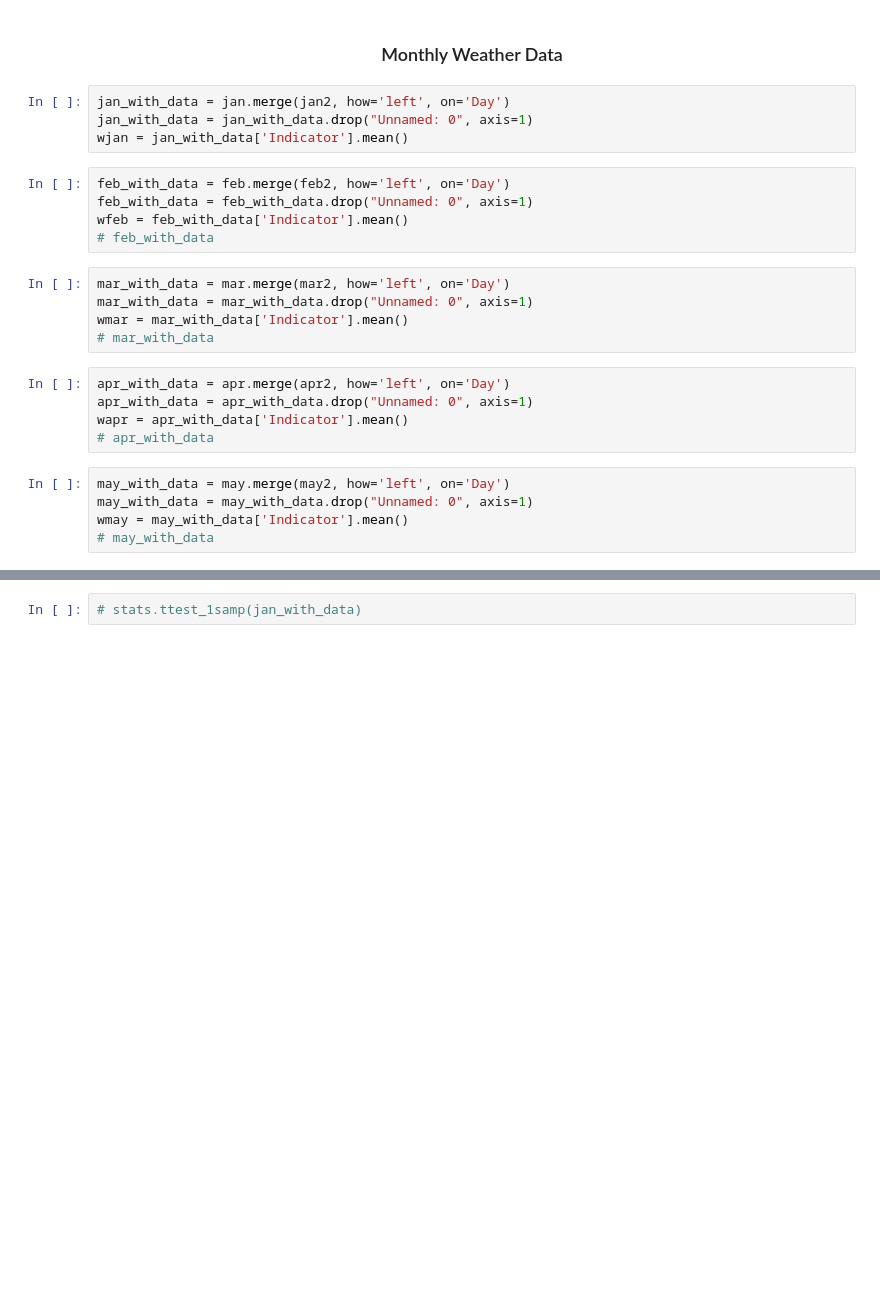
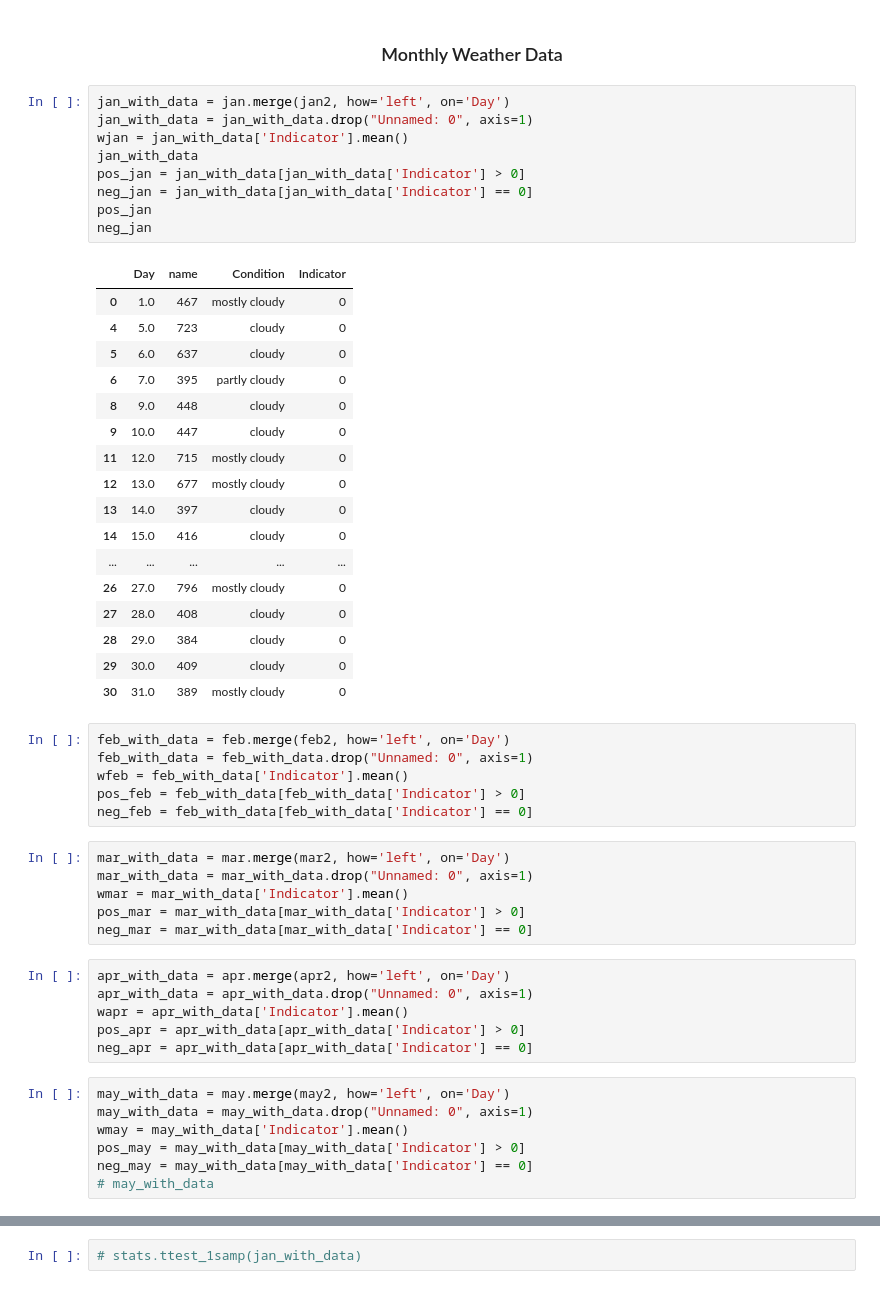
Before and after one commit to egitit/Yelp_Business_Check-ins_and_The-Weather, a Jupyter notebook: yelp_checkin_eda.ipynb, the cells around one changed output, grey strips where cells are left out. Drawn from its saved outputs; the diff is of its cells as text; blank space fills up the shorter version.

Commit message:
broke data down into positive or negative weather

```diff
--- a/yelp_checkin_eda.ipynb
+++ b/yelp_checkin_eda.ipynb
@@ -443,26 +435,54 @@ dec2 = pd.read_csv('/Users/Lisa/capstone_1/data/dec.csv')
 # %%
 jan_with_data = jan.merge(jan2, how='left', on='Day')
 jan_with_data = jan_with_data.drop("Unnamed: 0", axis=1)
 wjan = jan_with_data['Indicator'].mean()
+jan_with_data
+pos_jan = jan_with_data[jan_with_data['Indicator'] > 0]
+neg_jan = jan_with_data[jan_with_data['Indicator'] == 0]
+pos_jan
+neg_jan
+# %% [output]
+|  | Day | name | Condition | Indicator |
+| 0 | 1.0 | 467 | mostly cloudy | 0 |
+| 4 | 5.0 | 723 | cloudy | 0 |
+| 5 | 6.0 | 637 | cloudy | 0 |
+| 6 | 7.0 | 395 | partly cloudy | 0 |
+| 8 | 9.0 | 448 | cloudy | 0 |
+| 9 | 10.0 | 447 | cloudy | 0 |
+| 11 | 12.0 | 715 | mostly cloudy | 0 |
+| 12 | 13.0 | 677 | mostly cloudy | 0 |
+| 13 | 14.0 | 397 | cloudy | 0 |
+| 14 | 15.0 | 416 | cloudy | 0 |
+| ... | ... | ... | ... | ... |
+| 26 | 27.0 | 796 | mostly cloudy | 0 |
+| 27 | 28.0 | 408 | cloudy | 0 |
+| 28 | 29.0 | 384 | cloudy | 0 |
+| 29 | 30.0 | 409 | cloudy | 0 |
+| 30 | 31.0 | 389 | mostly cloudy | 0 |
 # %%
 feb_with_data = feb.merge(feb2, how='left', on='Day')
 feb_with_data = feb_with_data.drop("Unnamed: 0", axis=1)
 wfeb = feb_with_data['Indicator'].mean()
-# feb_with_data
+pos_feb = feb_with_data[feb_with_data['Indicator'] > 0]
+neg_feb = feb_with_data[feb_with_data['Indicator'] == 0]
 # %%
 mar_with_data = mar.merge(mar2, how='left', on='Day')
 mar_with_data = mar_with_data.drop("Unnamed: 0", axis=1)
 wmar = mar_with_data['Indicator'].mean()
-# mar_with_data
+pos_mar = mar_with_data[mar_with_data['Indicator'] > 0]
+neg_mar = mar_with_data[mar_with_data['Indicator'] == 0]
 # %%
 apr_with_data = apr.merge(apr2, how='left', on='Day')
 apr_with_data = apr_with_data.drop("Unnamed: 0", axis=1)
 wapr = apr_with_data['Indicator'].mean()
-# apr_with_data
+pos_apr = apr_with_data[apr_with_data['Indicator'] > 0]
+neg_apr = apr_with_data[apr_with_data['Indicator'] == 0]
 # %%
 may_with_data = may.merge(may2, how='left', on='Day')
 may_with_data = may_with_data.drop("Unnamed: 0", axis=1)
 wmay = may_with_data['Indicator'].mean()
+pos_may = may_with_data[may_with_data['Indicator'] > 0]
+neg_may = may_with_data[may_with_data['Indicator'] == 0]
 # may_with_data
 # %%
 jun_with_data = jun.merge(jun2, how='left', on='Day')
```
Also changed, not shown: parts of 24 cells of this notebook.
